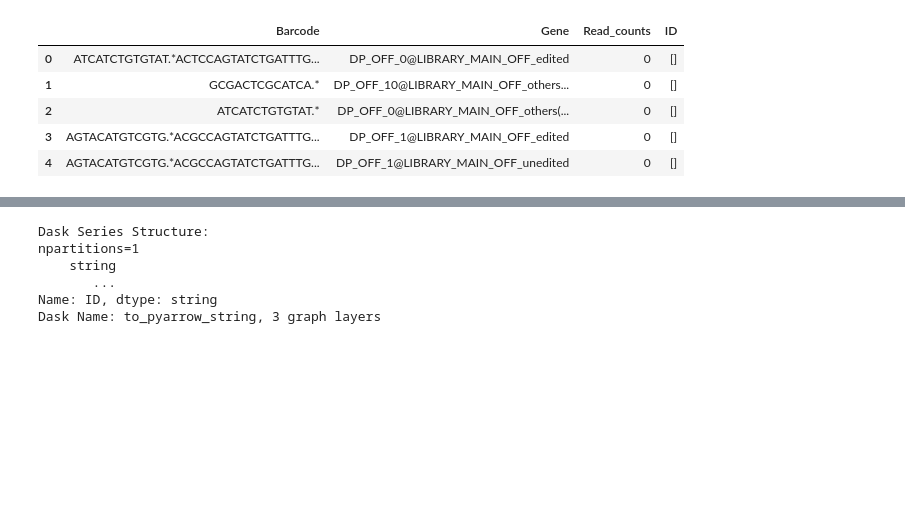
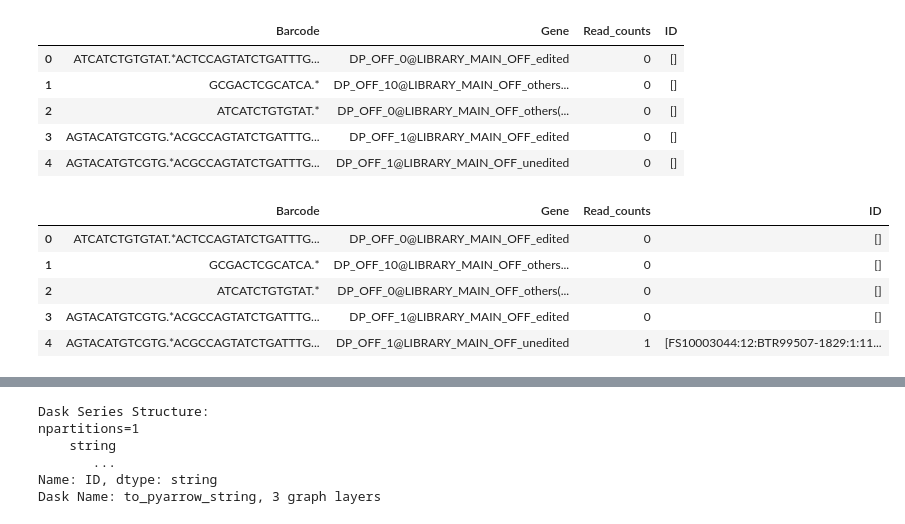
Before and after one commit to SKKUGE/extractor_SKKUGE, a Jupyter notebook: tester.ipynb, the cells around one changed output, grey strips where cells are left out. Cells and saved outputs as stored; diff of their text form; code cells hidden in the pictures; blank space fills up the shorter version.

```diff
--- a/tester.ipynb
+++ b/tester.ipynb
@@ -19,5 +20,14 @@ paq.head()
 | 2 | ATCATCTGTGTAT.* | DP_OFF_0@LIBRARY_MAIN_OFF_others(... | 0 | [] |
 | 3 | AGTACATGTCGTG.*ACGCCAGTATCTGATTTG... | DP_OFF_1@LIBRARY_MAIN_OFF_edited | 0 | [] |
 | 4 | AGTACATGTCGTG.*ACGCCAGTATCTGATTTG... | DP_OFF_1@LIBRARY_MAIN_OFF_unedited | 0 | [] |
+# %%
+paq1.head()
+# %% [output]
+|  | Barcode | Gene | Read_counts | ID |
+| 0 | ATCATCTGTGTAT.*ACTCCAGTATCTGATTTG... | DP_OFF_0@LIBRARY_MAIN_OFF_edited | 0 | [] |
+| 1 | GCGACTCGCATCA.* | DP_OFF_10@LIBRARY_MAIN_OFF_others... | 0 | [] |
+| 2 | ATCATCTGTGTAT.* | DP_OFF_0@LIBRARY_MAIN_OFF_others(... | 0 | [] |
+| 3 | AGTACATGTCGTG.*ACGCCAGTATCTGATTTG... | DP_OFF_1@LIBRARY_MAIN_OFF_edited | 0 | [] |
+| 4 | AGTACATGTCGTG.*ACGCCAGTATCTGATTTG... | DP_OFF_1@LIBRARY_MAIN_OFF_unedited | 1 | [FS10003044:12:BTR99507-1829:1:11... |
 # %%
 df = paq.compute()
```
Also changed, not shown: parts of 3 cells of this notebook, 2 other files.
